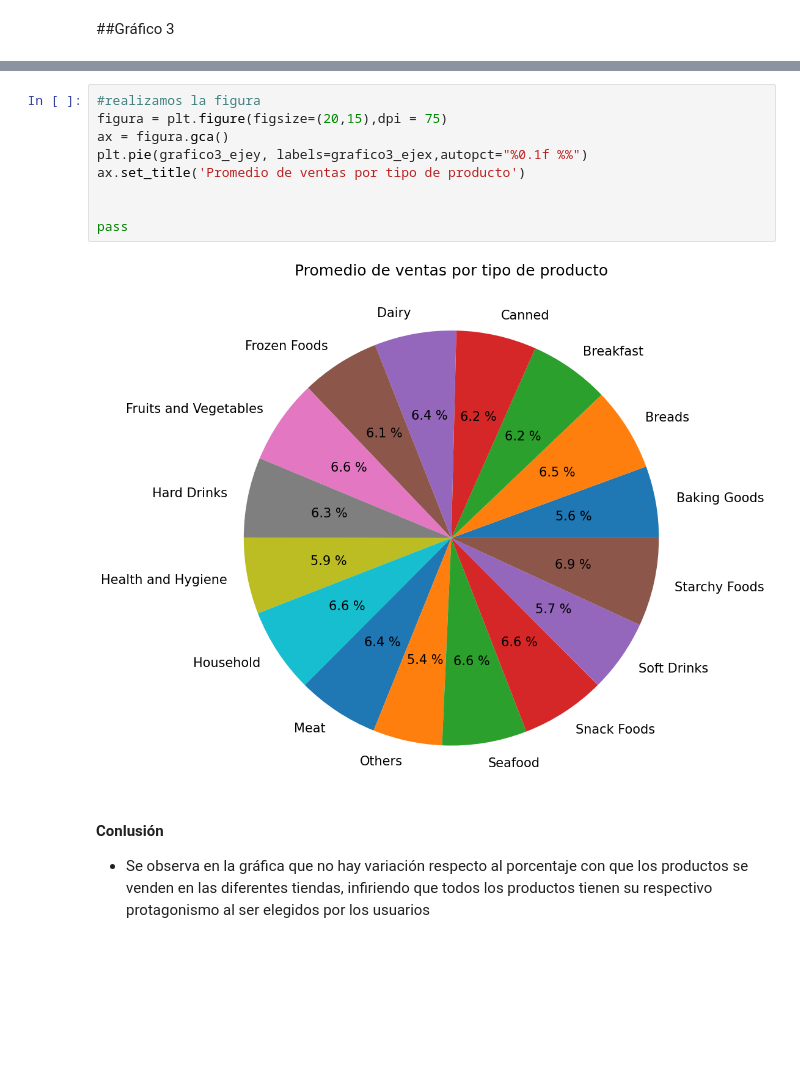
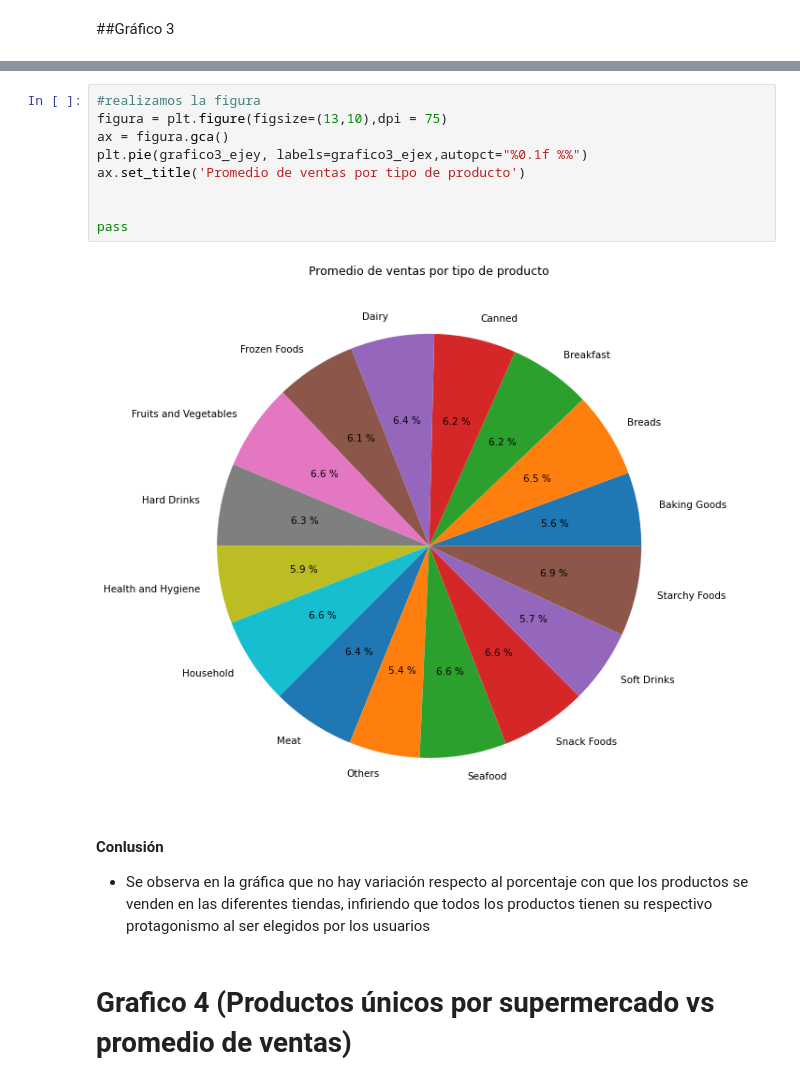
Before and after one commit to Nicolaser1102/predicciones_ventas_comida, a Jupyter notebook: Predicciones_venta_comida.ipynb, the cells around one changed output, grey strips where cells are left out. Cells and saved outputs as stored; diff of their text form; blank space fills up the shorter version.

```diff
--- a/Predicciones_venta_comida.ipynb
+++ b/Predicciones_venta_comida.ipynb
@@ -435,15 +459,17 @@ grafico3_ejex
  'Starchy Foods']
 # %%
 #realizamos la figura
-figura = plt.figure(figsize=(20,15),dpi = 75)
+figura = plt.figure(figsize=(13,10),dpi = 75)
 ax = figura.gca()
 plt.pie(grafico3_ejey, labels=grafico3_ejex,autopct="%0.1f %%")
 ax.set_title('Promedio de ventas por tipo de producto')
 
 
 pass
 # %% [output]
-[figure, old version]
+[figure, new version]
 # %% [markdown]
 **Conlusión**
 - Se observa en la gráfica que no hay variación respecto al porcentaje con que los productos se venden en las diferentes tiendas, infiriendo que todos los productos tienen su respectivo protagonismo al ser elegidos por los usuarios
+# %% [markdown]
+# Grafico 4 (Productos únicos por supermercado vs promedio de ventas)
```
Also changed, not shown: parts of 38 cells of this notebook.
